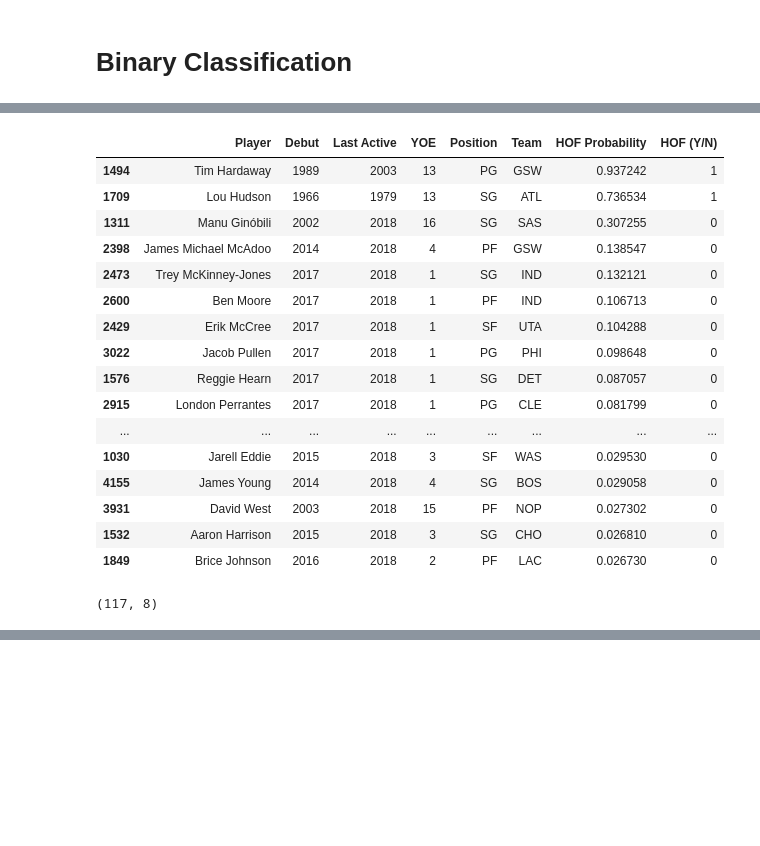
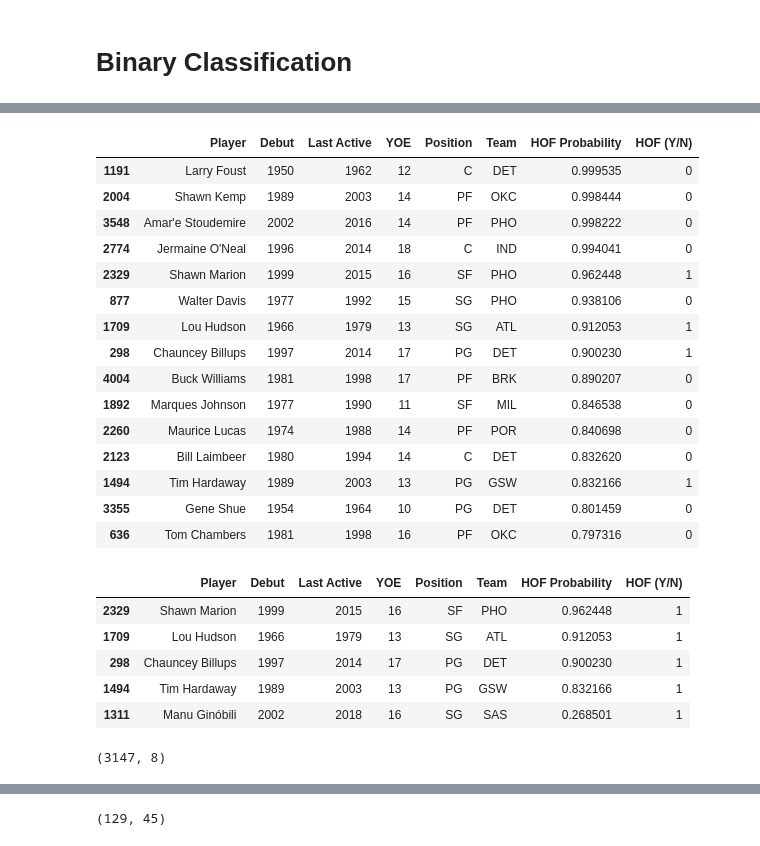
Before and after one commit to ctoeun/nba-hof-predictor, a Jupyter notebook: HOF-DataAnalysisAndPredictions.ipynb, the cells around one changed output, grey strips where cells are left out. Cells and saved outputs as stored; diff of their text form; code cells hidden in the pictures; blank space fills up the shorter version.

```diff
--- a/HOF-DataAnalysisAndPredictions.ipynb
+++ b/HOF-DataAnalysisAndPredictions.ipynb
@@ -166,3 +166,3 @@ print(predictive_variables, len(predictive_variables))
 # %%
-hof_csv = pd.read_csv('csv_files/hall_of_famers.csv')
+hof_players = pd.read_csv('csv_files/hall_of_famers.csv')
 # %%
@@ -440,38 +441,52 @@ nba_players_hof_prob.to_csv('csv_files/nba_players_hof_prob_with_stats.csv', ind
 # %%
 nba_players_hof_prob = pd.read_csv('csv_files/nba_players_hof_prob_with_stats.csv')
 # %%
+last_active = 2018; year_inducted = last_active+4
+
 # predict 2022 hall of fame inductees
-retired_non_hof = nba_players_hof_prob.sort_values(by='HOF Probability', ascending=False)
+hof_prob = nba_players_hof_prob.sort_values(by='HOF Probability', ascending=False)
 
 # get all retired players
-retired_non_hof = retired_non_hof[(retired_non_hof['Last Active'] == 2018) &
-                                    (retired_non_hof['Retired'] == 1) &
-                                  (retired_non_hof['Hall of Fame'] == 0) |
-                                 (retired_non_hof['Year Inducted'] == 2022) &
-                                 (retired_non_hof['Hall of Fame'] == 1)]
+retired_non_hof = hof_prob[(hof_prob['Last Active'] <= last_active) &
+                                    (hof_prob['Retired'] == 1) &
+                                  (hof_prob['Hall of Fame'] == 0) |
+                                 (hof_prob['Year Inducted'] == year_inducted) &
+                                 (hof_prob['Hall of Fame'] == 1)]
 # %%
 # lets grab the only columns we need
 retired_non_hof = retired_non_hof[['Player','Debut','Last Active','YOE','Position',
                                    'Team','HOF Probability','HOF (Y/N)']]
+hof_players_prob = hof_prob[['Player','Debut','Last Active','YOE','Position',
+                                   'Team','HOF Probability','HOF (Y/N)','Year Inducted']]
 
-display(retired_non_hof.head(30))
+display(retired_non_hof.head(15))
+
+display(retired_non_hof[retired_non_hof['HOF (Y/N)'] == 1])
 print(retired_non_hof.shape)
+
+display(hof_players_prob[hof_players_prob['Year Inducted'] == year_inducted])
+print(hof_players.shape)
 # %% [output]
 |  | Player | Debut | Last Active | YOE | Position | Team | HOF Probability | HOF (Y/N) |
-| 1494 | Tim Hardaway | 1989 | 2003 | 13 | PG | GSW | 0.937242 | 1 |
-| 1709 | Lou Hudson | 1966 | 1979 | 13 | SG | ATL | 0.736534 | 1 |
-| 1311 | Manu Ginóbili | 2002 | 2018 | 16 | SG | SAS | 0.307255 | 0 |
-| 2398 | James Michael McAdoo | 2014 | 2018 | 4 | PF | GSW | 0.138547 | 0 |
-| 2473 | Trey McKinney-Jones | 2017 | 2018 | 1 | SG | IND | 0.132121 | 0 |
-| 2600 | Ben Moore | 2017 | 2018 | 1 | PF | IND | 0.106713 | 0 |
-| 2429 | Erik McCree | 2017 | 2018 | 1 | SF | UTA | 0.104288 | 0 |
-| 3022 | Jacob Pullen | 2017 | 2018 | 1 | PG | PHI | 0.098648 | 0 |
-| 1576 | Reggie Hearn | 2017 | 2018 | 1 | SG | DET | 0.087057 | 0 |
-| 2915 | London Perrantes | 2017 | 2018 | 1 | PG | CLE | 0.081799 | 0 |
-| ... | ... | ... | ... | ... | ... | ... | ... | ... |
-| 1030 | Jarell Eddie | 2015 | 2018 | 3 | SF | WAS | 0.029530 | 0 |
-| 4155 | James Young | 2014 | 2018 | 4 | SG | BOS | 0.029058 | 0 |
-| 3931 | David West | 2003 | 2018 | 15 | PF | NOP | 0.027302 | 0 |
-| 1532 | Aaron Harrison | 2015 | 2018 | 3 | SG | CHO | 0.026810 | 0 |
-| 1849 | Brice Johnson | 2016 | 2018 | 2 | PF | LAC | 0.026730 | 0 |
+| 1191 | Larry Foust | 1950 | 1962 | 12 | C | DET | 0.999535 | 0 |
+| 2004 | Shawn Kemp | 1989 | 2003 | 14 | PF | OKC | 0.998444 | 0 |
+| 3548 | Amar'e Stoudemire | 2002 | 2016 | 14 | PF | PHO | 0.998222 | 0 |
+| 2774 | Jermaine O'Neal | 1996 | 2014 | 18 | C | IND | 0.994041 | 0 |
+| 2329 | Shawn Marion | 1999 | 2015 | 16 | SF | PHO | 0.962448 | 1 |
+| 877 | Walter Davis | 1977 | 1992 | 15 | SG | PHO | 0.938106 | 0 |
+| 1709 | Lou Hudson | 1966 | 1979 | 13 | SG | ATL | 0.912053 | 1 |
+| 298 | Chauncey Billups | 1997 | 2014 | 17 | PG | DET | 0.900230 | 1 |
+| 4004 | Buck Williams | 1981 | 1998 | 17 | PF | BRK | 0.890207 | 0 |
+| 1892 | Marques Johnson | 1977 | 1990 | 11 | SF | MIL | 0.846538 | 0 |
+| 2260 | Maurice Lucas | 1974 | 1988 | 14 | PF | POR | 0.840698 | 0 |
+| 2123 | Bill Laimbeer | 1980 | 1994 | 14 | C | DET | 0.832620 | 0 |
+| 1494 | Tim Hardaway | 1989 | 2003 | 13 | PG | GSW | 0.832166 | 1 |
+| 3355 | Gene Shue | 1954 | 1964 | 10 | PG | DET | 0.801459 | 0 |
+| 636 | Tom Chambers | 1981 | 1998 | 16 | PF | OKC | 0.797316 | 0 |
+|  | Player | Debut | Last Active | YOE | Position | Team | HOF Probability | HOF (Y/N) |
+| 2329 | Shawn Marion | 1999 | 2015 | 16 | SF | PHO | 0.962448 | 1 |
+| 1709 | Lou Hudson | 1966 | 1979 | 13 | SG | ATL | 0.912053 | 1 |
+| 298 | Chauncey Billups | 1997 | 2014 | 17 | PG | DET | 0.900230 | 1 |
+| 1494 | Tim Hardaway | 1989 | 2003 | 13 | PG | GSW | 0.832166 | 1 |
+| 1311 | Manu Ginóbili | 2002 | 2018 | 16 | SG | SAS | 0.268501 | 1 |
-(117, 8)
+(3147, 8)
@@ -478,3 +497,4 @@ print(retired_non_hof.shape)
+(129, 45)
 # %%
 plt.style.use('fivethirtyeight')
 
```
Also changed, not shown: parts of 16 cells of this notebook, 4 other files.
